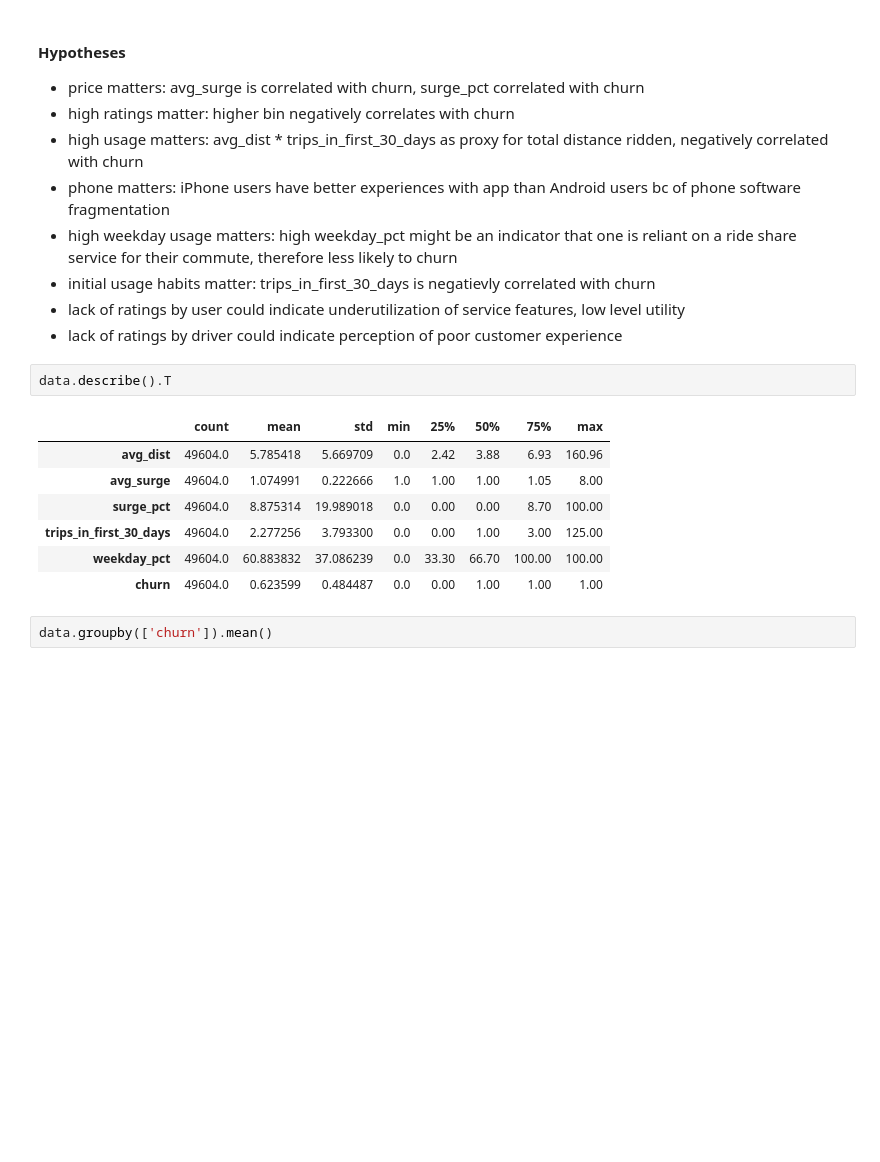
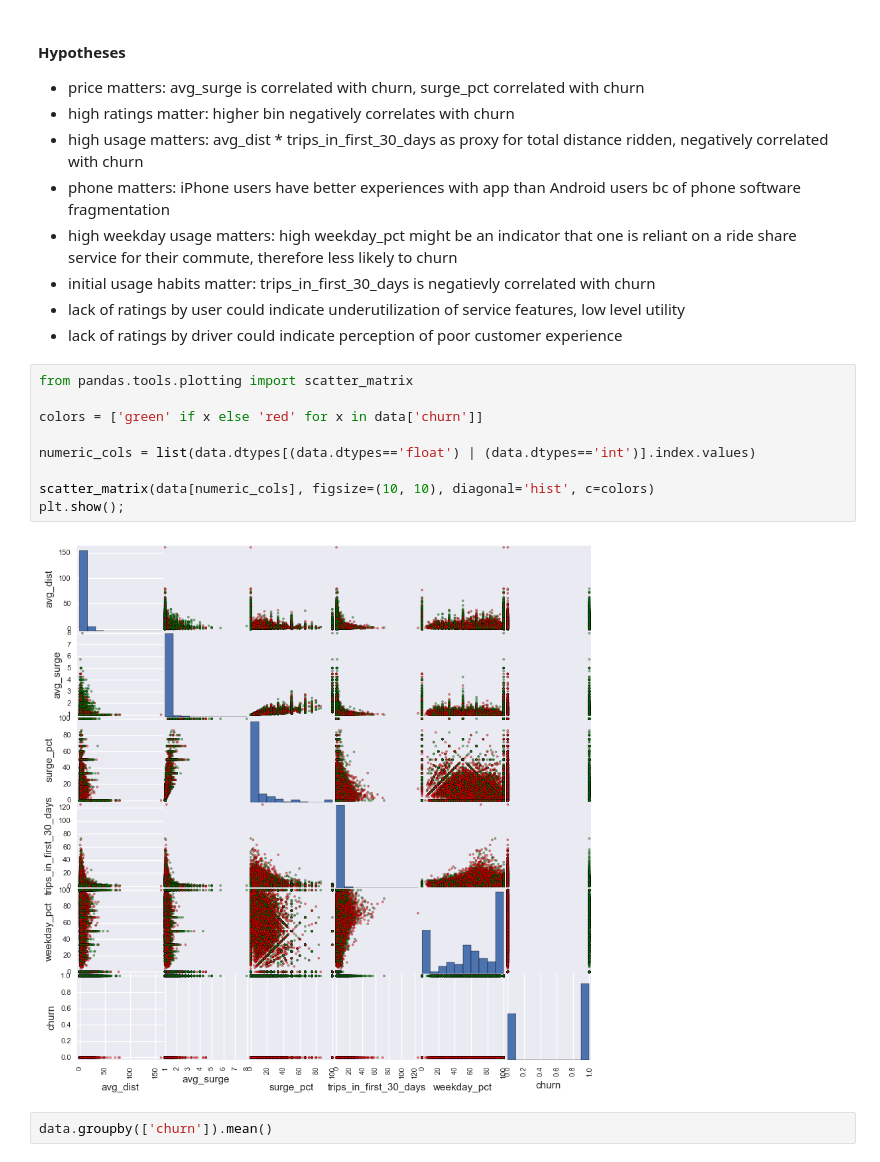
Before and after one commit to MarkDCorey/churn_risk_classification, a Jupyter notebook: churn_risk_classifier.ipynb, the cells around one changed output. Cells and saved outputs as stored; diff of their text form; blank space fills up the shorter version.

```diff
--- a/churn_risk_classifier.ipynb
+++ b/churn_risk_classifier.ipynb
@@ -364,16 +364,17 @@ data.head()
 * initial usage habits matter: trips_in_first_30_days is negatievly correlated with churn
 * lack of ratings by user could indicate underutilization of service features, low level utility
 * lack of ratings by driver could indicate perception of poor customer experience
-# %%
-data.describe().T
-# %% [output]
-|  | count | mean | std | min | 25% | 50% | 75% | max |
-| avg_dist | 49604.0 | 5.785418 | 5.669709 | 0.0 | 2.42 | 3.88 | 6.93 | 160.96 |
-| avg_surge | 49604.0 | 1.074991 | 0.222666 | 1.0 | 1.00 | 1.00 | 1.05 | 8.00 |
-| surge_pct | 49604.0 | 8.875314 | 19.989018 | 0.0 | 0.00 | 0.00 | 8.70 | 100.00 |
-| trips_in_first_30_days | 49604.0 | 2.277256 | 3.793300 | 0.0 | 0.00 | 1.00 | 3.00 | 125.00 |
-| weekday_pct | 49604.0 | 60.883832 | 37.086239 | 0.0 | 33.30 | 66.70 | 100.00 | 100.00 |
-| churn | 49604.0 | 0.623599 | 0.484487 | 0.0 | 0.00 | 1.00 | 1.00 | 1.00 |
+# %%
+from pandas.tools.plotting import scatter_matrix
+
+colors = ['green' if x else 'red' for x in data['churn']]
+
+numeric_cols = list(data.dtypes[(data.dtypes=='float') | (data.dtypes=='int')].index.values)
+
+scatter_matrix(data[numeric_cols], figsize=(10, 10), diagonal='hist', c=colors)
+plt.show();
+# %% [output]
+[figure, added]
 # %%
 data.groupby(['churn']).mean()
 # %% [output]
```
Also changed, not shown: parts of 26 cells of this notebook.
